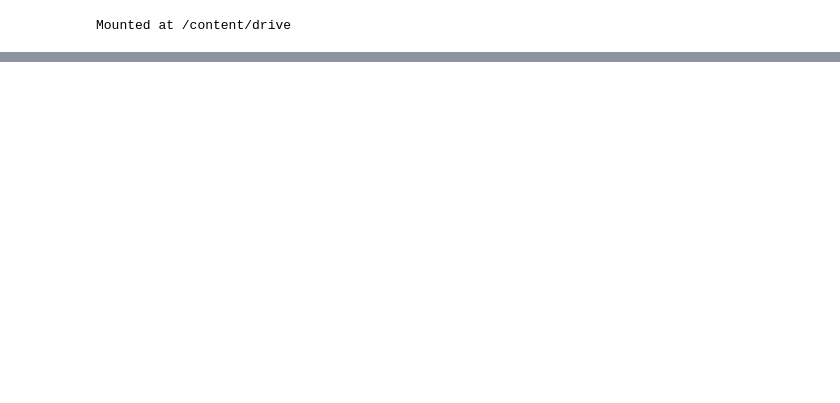
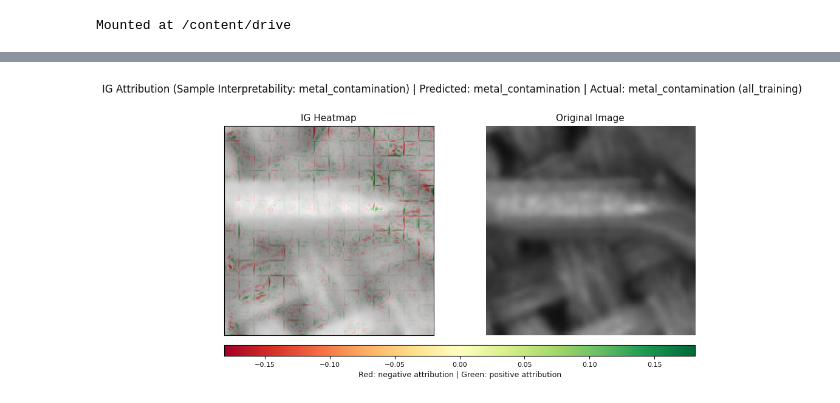
Before and after one commit to gaopengju0119-eng/CHE1148_Defect_Detecting, a Jupyter notebook: ViTmain.ipynb, the cells around one changed output, grey strips where cells are left out. Drawn from its saved outputs; the diff is of its cells as text; code cells hidden in the pictures; blank space fills up the shorter version.

```diff
--- a/ViTmain.ipynb
+++ b/ViTmain.ipynb
@@ -223,7 +222,6 @@ def analyze_duplicates() -> List[str]:
 
     return all_hashes
 # %%
-
 # ## 4. Split Generation (Dedup per original split + Stratified Train/Val)
 
 def create_clean_split(all_hashes: List[str], included_classes: List[str], train_factor: int, defect_ratio: float) -> None:
@@ -282,14 +280,14 @@ def create_clean_split(all_hashes: List[str], included_classes: List[str], train
     print(f"Datasets finalized: Train({len(df_train)}), Val({len(df_val)}), Test({len(te_df)})")
 
     # Requested reporting
-    print_class_counts(df, "FULL (merged)")
-    print_class_counts(tr_df_raw, "ORIG TRAIN (raw)")
-    print_class_counts(te_df_raw, "ORIG TEST (raw)")
-    print_class_counts(tr_df, "ORIG TRAIN (deduped)")
-    print_class_counts(te_df, "ORIG TEST (deduped)")
+    #print_class_counts(df, "FULL (merged)")
+    #print_class_counts(tr_df_raw, "ORIG TRAIN (raw)")
+    #print_class_counts(te_df_raw, "ORIG TEST (raw)")
+    #print_class_counts(tr_df, "ORIG TRAIN (deduped)")
+    #print_class_counts(te_df, "ORIG TEST (deduped)")
     print_class_counts(df_train, "TRAIN SPLIT")
     print_class_counts(df_val, "VAL SPLIT")
-    print_class_counts(te_df, "TEST SPLIT")
+    #print_class_counts(te_df, "TEST SPLIT")
 
 def reduce_training_set(dedup_df, included_classes: List[str], training_fact: int, defect_rat: float):
     # abort method if defect fraction is 0
@@ -297,8 +295,10 @@ def reduce_training_set(dedup_df, included_classes: List[str], training_fact: in
         return dedup_df
 
     # calculate number of good and defective samples
-    num_good_samples = math.floor(48000/(2**training_fact))
+    num_good_samples = math.floor(8000/(2**training_fact))
     num_defect_samples = math.floor(num_good_samples * defect_rat)
+    print("num good samples: ", num_good_samples)
+    print("num defect samples: ", num_defect_samples)
 
     reduced_df = pd.DataFrame(columns=dedup_df.columns)
 
@@ -743,0 +1027,77 @@ print(classification_report(y_true, y_pred, target_names=class_names))
+# %%
+# --- INTEGRATED GRADIENTS FOR ViT (TEXTILE PROJECT) ---
+import torch
+import numpy as np
+import matplotlib.pyplot as plt
+from captum.attr import IntegratedGradients
+from captum.attr import visualization as viz
+
+# 1. WRAPPER FOR HUGGINGFACE OUTPUTS
+# Captum expects a function that returns a [Batch, Num_Classes] Tensor of logits.
+def vit_forward_wrapper(input_tensor):
+    outputs = model(pixel_values=input_tensor)
+    return outputs.logits
+
+# 2. DE-NORMALIZATION UTILITY
+# Converts the normalized ViT tensor back to 0-1 range for clear visualization.
+def de_normalize(img_tensor, processor):
+    mean = torch.tensor(processor.image_mean).view(3, 1, 1).to(img_tensor.device)
+    std = torch.tensor(processor.image_std).view(3, 1, 1).to(img_tensor.device)
+    img = img_tensor * std + mean
+    return torch.clamp(img, 0, 1)
+
+# 3. CORE ATTRIBUTION LOGIC
+def get_vit_attributions(model, processor, raw_image, target_class_id):
+    model.eval()
+    # Process image exactly like the training pipeline
+    inputs = processor(raw_image, return_tensors="pt").to(device)
+    input_tensor = inputs['pixel_values'].requires_grad_(True)
+
+    ig = IntegratedGradients(vit_forward_wrapper)
+    baseline = torch.zeros_like(input_tensor).to(device)
+
+    # Calculate IG
+    attributions = ig.attribute(input_tensor, baseline, target=int(target_class_id))
+
+    # Prepare for plotting: De-normalize and convert to HWC
+    img_for_plot = de_normalize(input_tensor[0], processor)
+
+    # Teacher's format conversion (_to_hwc from your provided code)
+    attrs_hwc = _to_hwc(attributions.detach().cpu().numpy())
+    img_hwc = _to_hwc(img_for_plot.detach().cpu().numpy())
+
+    return attrs_hwc, img_hwc
+
+# 4. EXECUTION LOOP: RUN ONE PER DEFECT CLASS
+print("Generating Interpretability Heatmaps for current scenario...")
+
+# We use your 'train_label_map' which was defined in the training loop
+defect_classes = _defect_classes(label_map)
+target_class_ids = {class_id for _, class_id in defect_classes}
+sample_indices = _first_sample_index_per_class(test_ds, target_class_ids)
+
+for class_name, class_id in defect_classes:
+    if class_id not in sample_indices:
+        print(f"Skipping {class_name}: No samples found in test_ds.")
+        continue
+
+    # Get sample from test set
+    idx = sample_indices[class_id]
+    item = test_ds[idx]
+    # Handle both dict and tuple dataset returns
+    raw_img = item["image"] if isinstance(item, dict) else item[0]
+
+    # Calculate
+    attrs, img_plot = get_vit_attributions(model, processor, raw_img, class_id)
+
+    # Use teacher's plotting function
+    # We pass 'class_id' for both pred and actual for the demo visualization
+    plot_ig_results(
+        attrs,
+        img_plot,
+        predicted_class=class_id,
+        actual_class=class_id,
+        label_map=label_map,
+        sample_idx=f"Interpretability: {class_name}"
+    )
+# %% [output]
@@ -743,0 +1105 @@ print(classification_report(y_true, y_pred, target_names=class_names))
+[figure, added]
```
Also changed, not shown: parts of 9 cells of this notebook.
